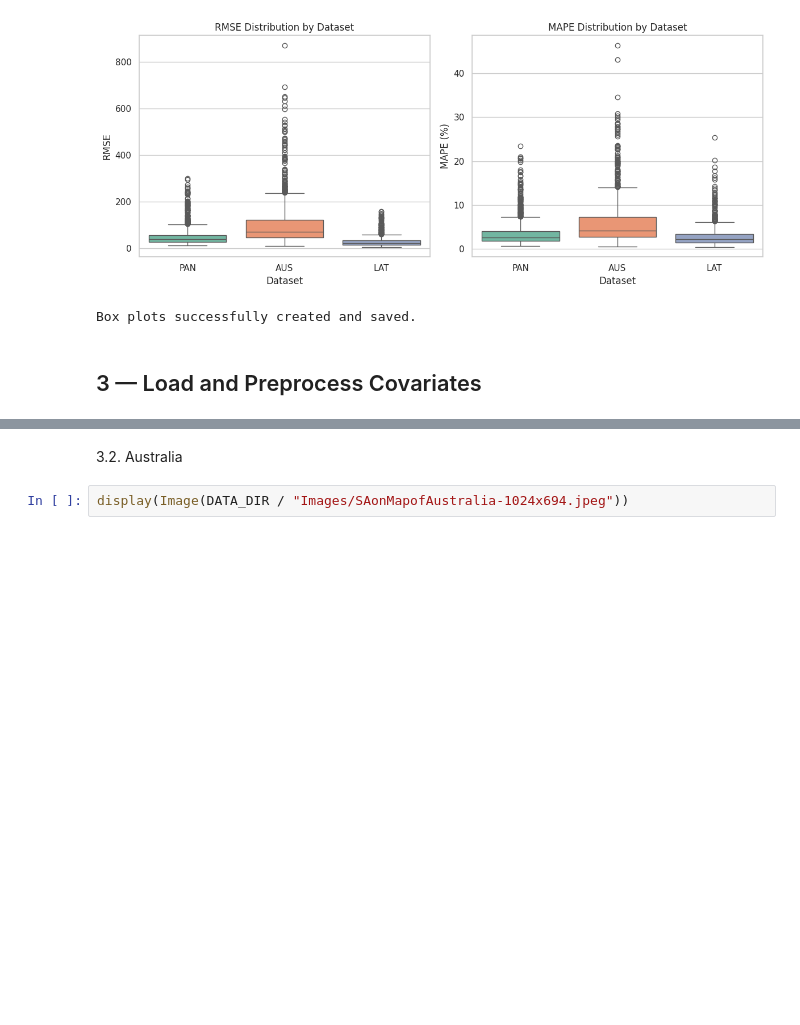
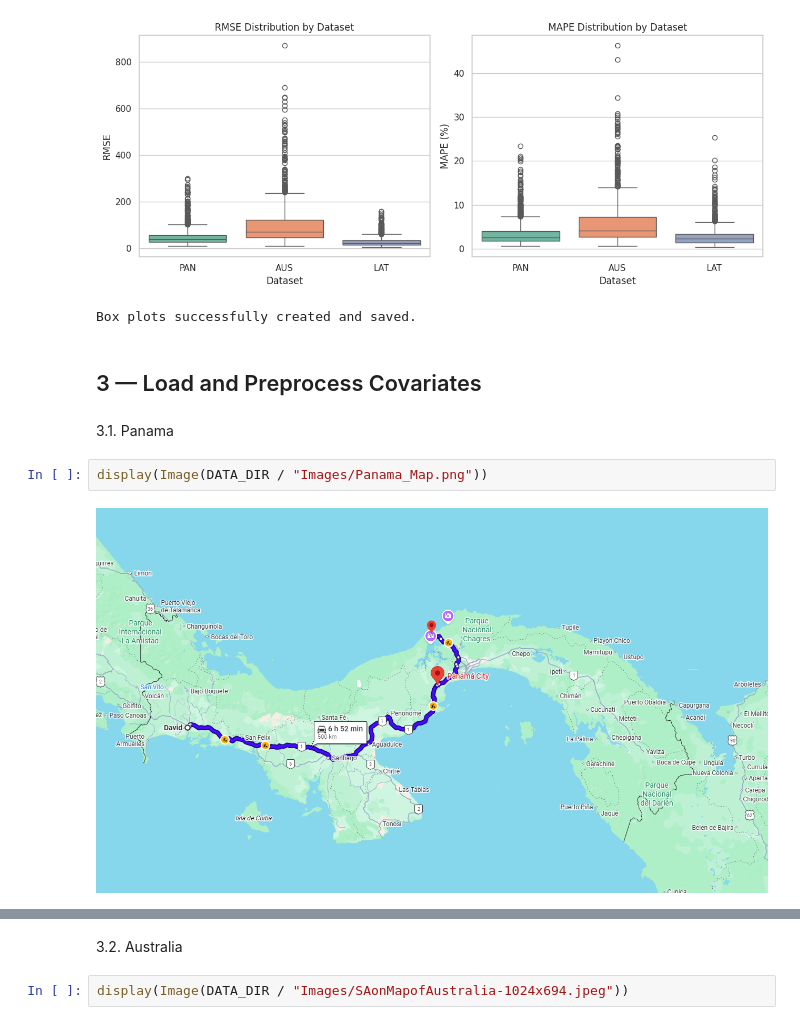
Before and after one commit to schmetti-kim/RCS_time_series_forecasting_electric_load, a Jupyter notebook: chronos_research/main.ipynb, the cells around one changed output, grey strips where cells are left out. Cells and saved outputs as stored; diff of their text form; blank space fills up the shorter version.

```diff
--- a/chronos_research/main.ipynb
+++ b/chronos_research/main.ipynb
@@ -259,3 +259,9 @@ max      158.584625    25.365347
 Box plots successfully created and saved.
 # %% [markdown]
 ## 3 — Load and Preprocess Covariates
+# %% [markdown]
+3.1. Panama
+# %%
+display(Image(DATA_DIR / "Images/Panama_Map.png"))
+# %% [output]
+[figure, added]
```
Also changed, not shown: parts of 12 cells of this notebook, 11 other files.
